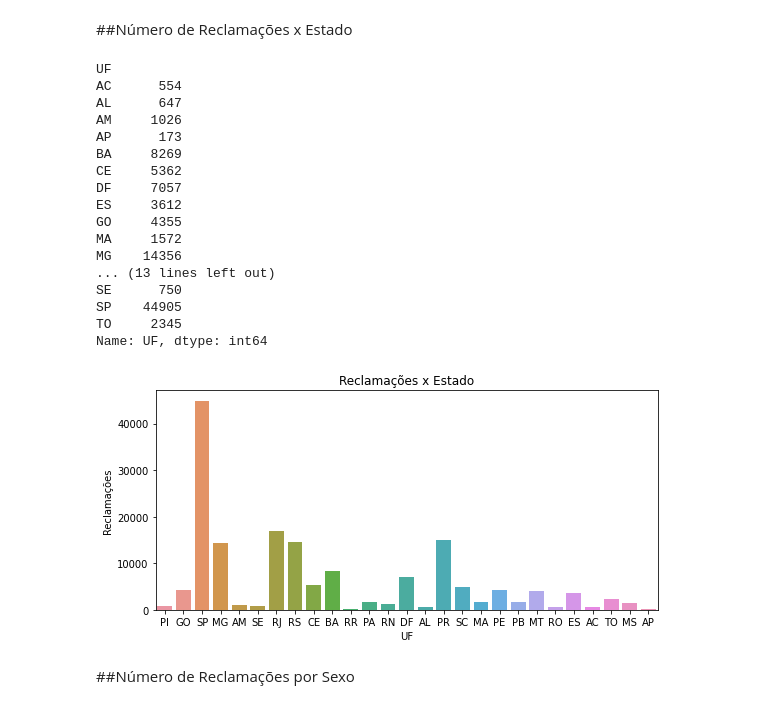
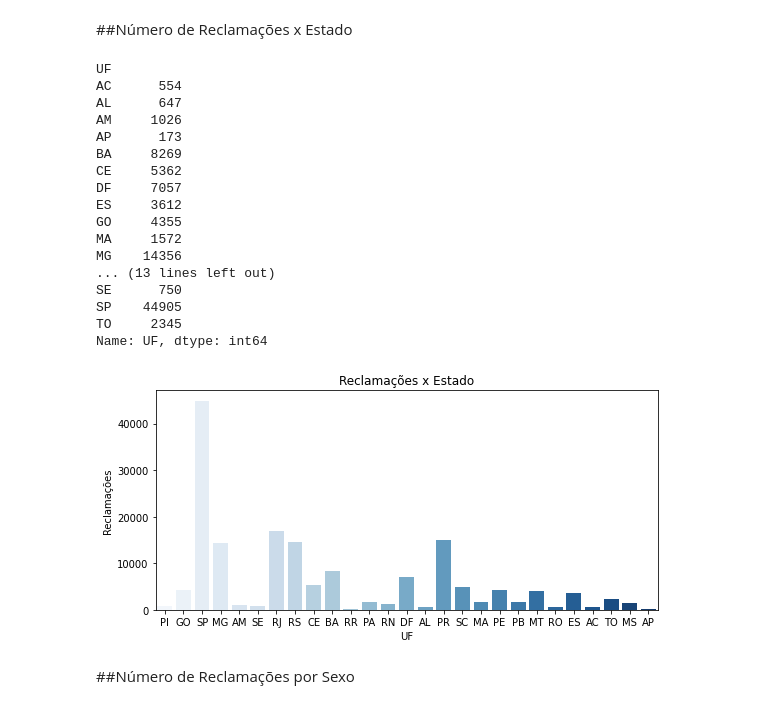
Before and after one commit to DAVIDKSOUSA/DATA-SCIENCE-NA-PR-TICA, a Jupyter notebook: Reclamações_Gov.ipynb, the cells around one changed output. Saved outputs shown, nothing was run; the diff lists cells and outputs as text; code cells hidden in the pictures.

```diff
--- a/Reclamações_Gov.ipynb
+++ b/Reclamações_Gov.ipynb
@@ -56,32 +51,32 @@ df.describe()
 # %%
 #Encontrar o número de reclamaçõesxEstado
 fig, ax = plt.subplots(figsize=(8,4))
-sns.countplot(df["UF"], ax=ax)
+sns.countplot(df["UF"], ax=ax, palette="Blues")
 ax.set_title("Reclamações x Estado")
 ax.set_ylabel("Reclamações")
 plt.tight_layout();
 
 #Gráfico acima pode ser feito de outra forma
 df.groupby("UF")["UF"].count()
 # %% [output]
 UF
 AC      554
 AL      647
 AM     1026
 AP      173
 BA     8269
 CE     5362
 DF     7057
 ES     3612
 GO     4355
 MA     1572
 MG    14356
 ... (13 lines left out)
 SE      750
 SP    44905
 TO     2345
 Name: UF, dtype: int64
-[figure, old version]
+[figure, new version]
 # %% [markdown]
 ##Número de Reclamações por Sexo
 # %%
```
Also changed, not shown: parts of 27 cells of this notebook.
